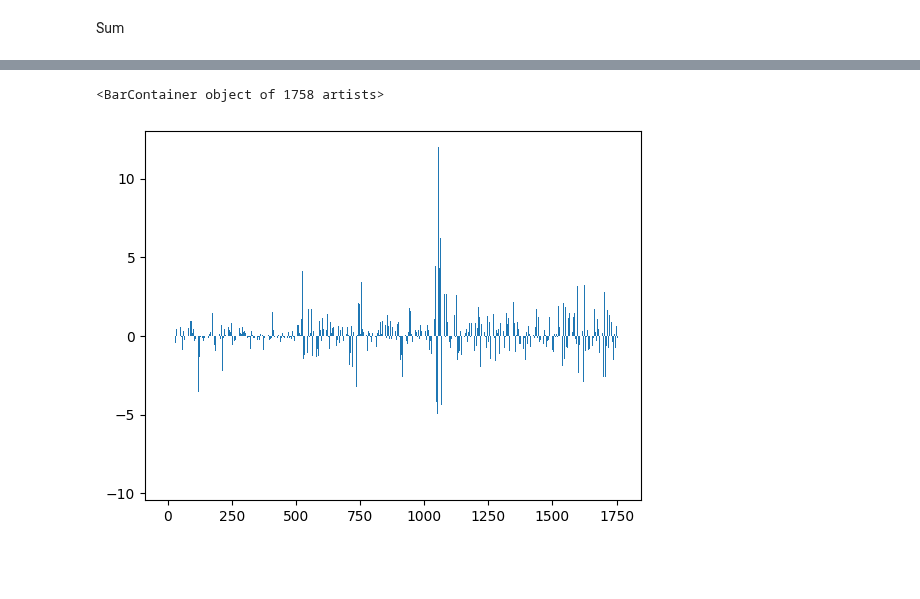
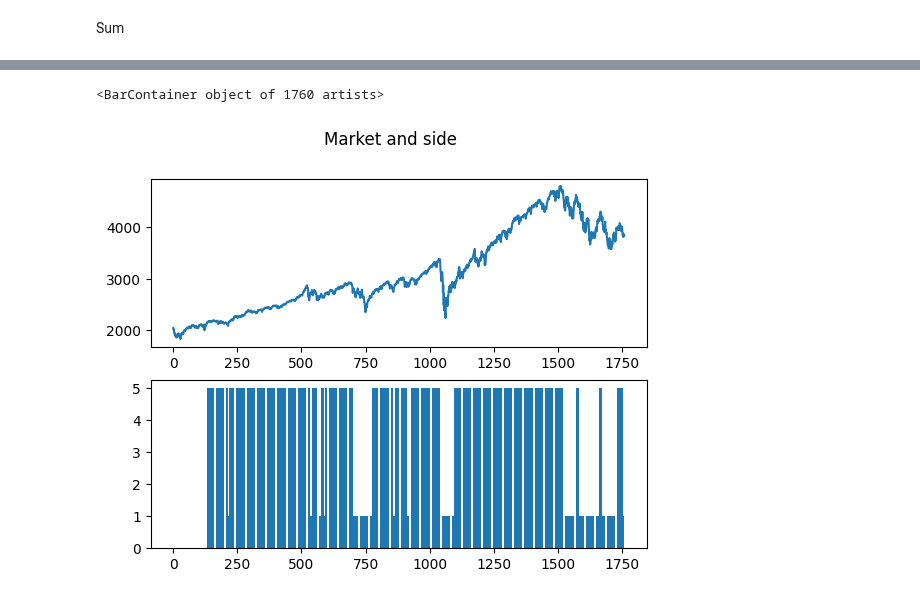
Before and after one commit to ChapnesAl/Tinkoff_Investment, a Jupyter notebook: lessons_and_tests/da_lessons/market_forecast.ipynb, the cells around one changed output, grey strips where cells are left out. Drawn from its saved outputs; the diff is of its cells as text; code cells hidden in the pictures; blank space fills up the shorter version.

```diff
--- a/lessons_and_tests/da_lessons/market_forecast.ipynb
+++ b/lessons_and_tests/da_lessons/market_forecast.ipynb
@@ -562,4 +493,17 @@ df['Sum'].sum()
 # %%
 df1 = df.reset_index(drop=True)
 # %%
-df1
+r = list(df1[f'% update {market_ticker}'].values)
+
+for i in range(len(r)):
+    try:
+        if df.iloc[i, 3] == 'Short':
+            r[i] = 1
+        elif df.iloc[i, 3] == 'Long':
+            r[i] = 5
+        else:
+            r[i] = 0
+    except:
+        pass
+
+df1['bars'] = r
@@ -585,5 +510,8 @@ plt.plot(df1.index, df1[f'{market_ticker}'])
-# %%
-plt.bar(df1.index, df1['Sum'])
-# %% [output]
-<BarContainer object of 1758 artists>
-[figure, removed]
+# %%
+fig, axs = plt.subplots(2)
+fig.suptitle('Market and side')
+axs[0].plot(df1.index, df1[f'{market_ticker}'])
+axs[1].bar(df1.index, df1['bars'])
+# %% [output]
+<BarContainer object of 1760 artists>
+[figure, added]
```
Also changed, not shown: parts of 9 cells of this notebook, 4 other files.
